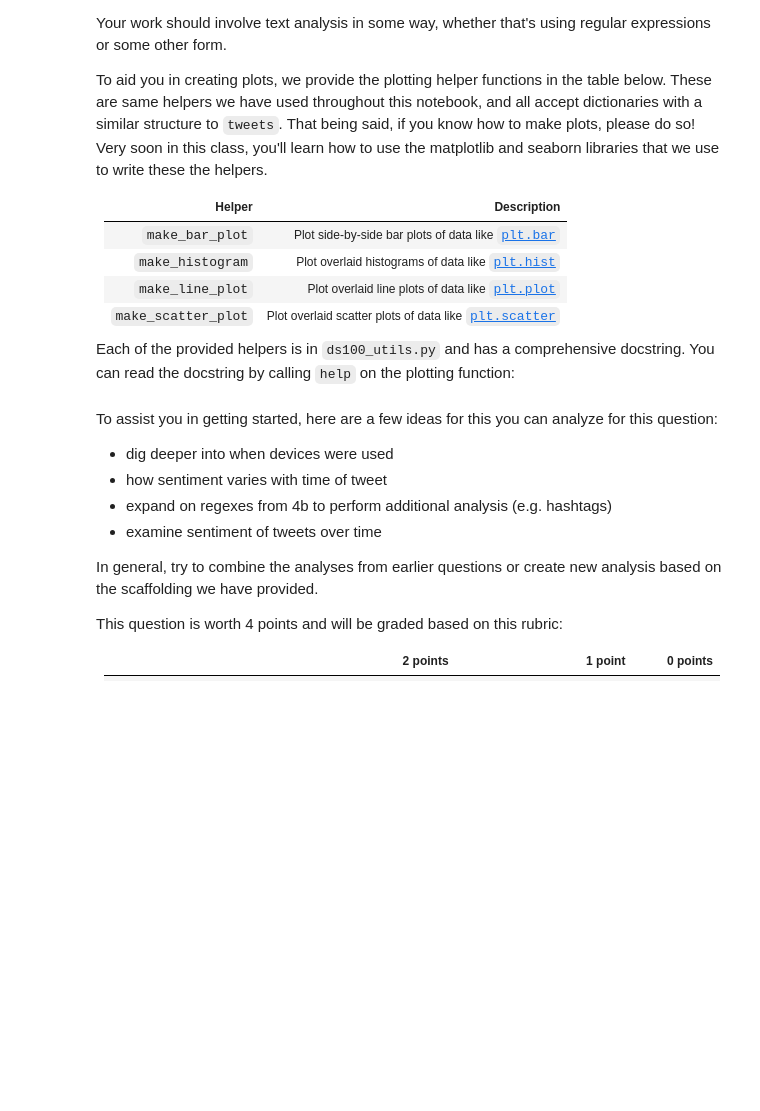
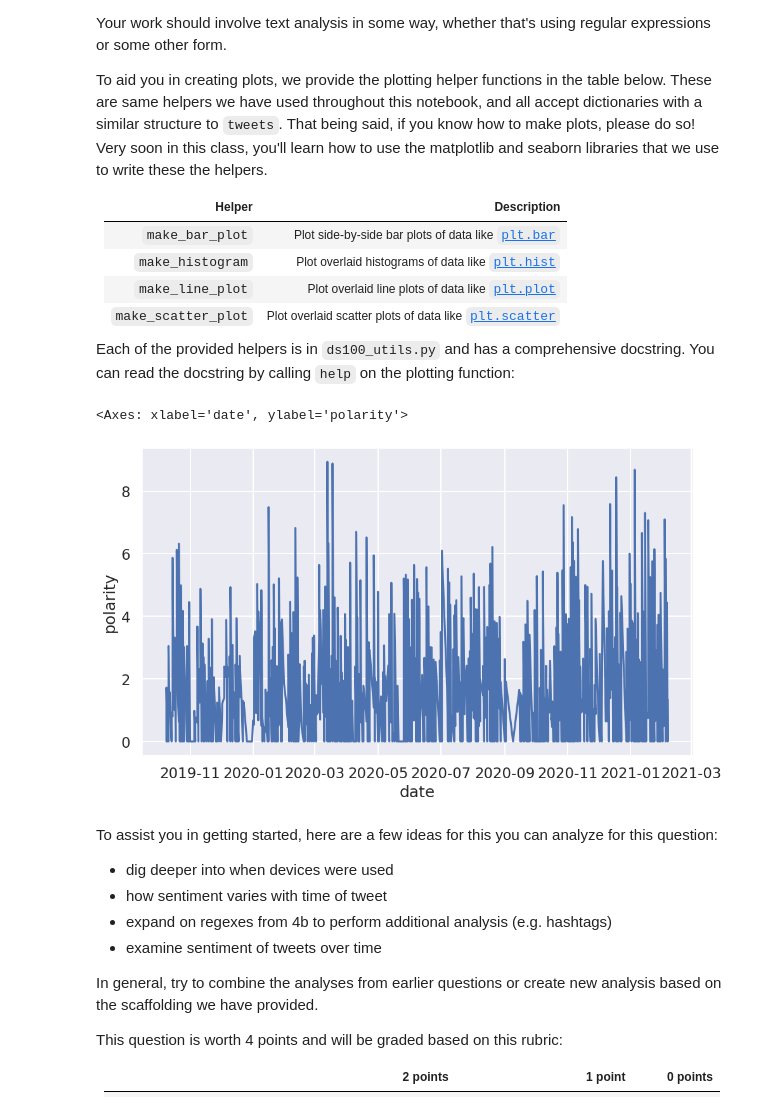
Before and after one commit to brianballer/ds100-sp22, a Jupyter notebook: hw/hw03/hw03.ipynb, the cells around one changed output. Cells and saved outputs as stored; diff of their text form; code cells hidden in the pictures; blank space fills up the shorter version.

```diff
--- a/hw/hw03/hw03.ipynb
+++ b/hw/hw03/hw03.ipynb
@@ -1115,15 +1091,15 @@ sent
 | }:-) | 1.61555 |
 7517 rows × 1 columns
 # %%
-# just run this cell -- this didn't work -- seems like maybe they needed to rename the index to "id"??
+# just run this cell -- this didn't work at first -- had to rename the index to "id" or replace 'id' with 'index'
 def add_polarity(df, tidy_df):
     df["polarity"] = (
-        tidy_df
+        tidy_df#tidy_tweets['AOC']#
         .merge(sent, how='left', left_on='word', right_index=True)
         .reset_index()
-        .loc[:, ['id', 'polarity']]
+        .loc[:,['index','polarity']]#.loc[:, ['id', 'polarity']]
         .fillna(0)
-        .groupby('id')
+        .groupby('index')#('id')
         .sum()
     )
     return df
@@ -1149,7 +1130,8 @@ points: 2
 -->
 # %%
 def mention_polarity(df, mention_df):
-    ...
+    return pd.merge(df, mention_df, left_index=True, right_index=True)
 
-aoc_mention_polarity = mention_polarity(tweets["AOC"],mentions["AOC"]).sort_values(ascending=False)
+
+aoc_mention_polarity = mention_polarity(tweets["AOC"],mentions["AOC"])#.sort_values(ascending=False, by=)
 aoc_mention_polarity
@@ -1208,3 +1202,11 @@ help(make_line_plot)
+# %%
+aoc_mention_polarity['date'] = aoc_mention_polarity['converted_time'].dt.date
+# %%
+plt.figure(figsize=(10, 6))
+sns.lineplot(data=aoc_mention_polarity, x="date", y="polarity", estimator=None)
+# %% [output]
+<Axes: xlabel='date', ylabel='polarity'>
+[figure, added]
 # %% [markdown]
 To assist you in getting started, here are a few ideas for this you can analyze for this question:
 
```
Also changed, not shown: parts of 14 cells of this notebook.
